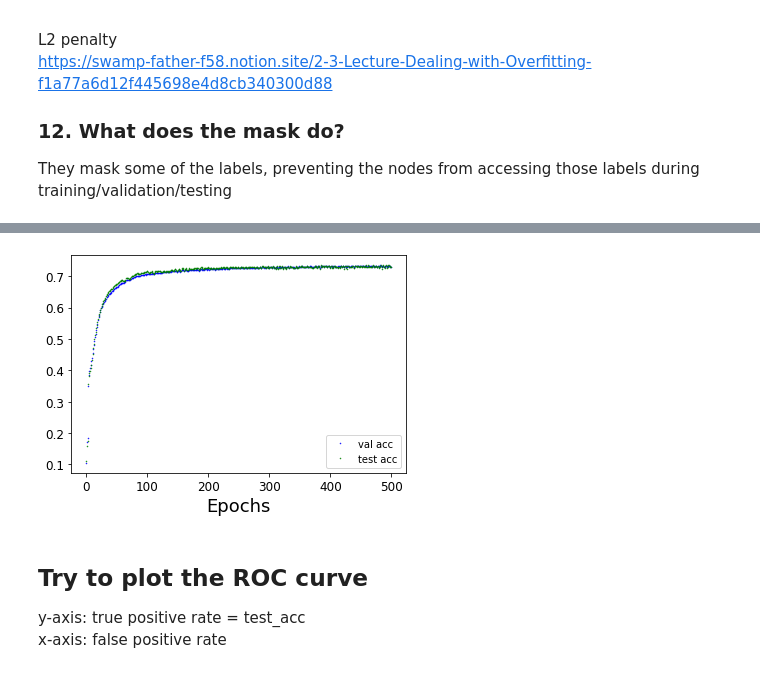
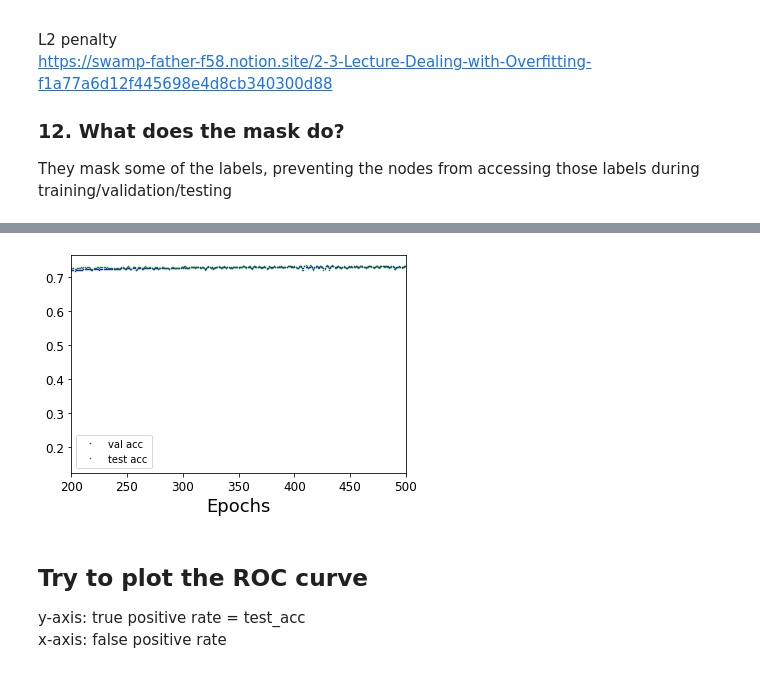
Before and after one commit to JavierZhao/semi-supervised-tests, a Jupyter notebook: Jupyter/unimp_arxiv.ipynb, the cells around one changed output, grey strips where cells are left out. Cells and saved outputs as stored; diff of their text form; code cells hidden in the pictures.

```diff
--- a/Jupyter/unimp_arxiv.ipynb
+++ b/Jupyter/unimp_arxiv.ipynb
@@ -166,5 +240,5 @@ decides which nodes to use for verifying predictions
 # %%
-num_epochs = 500
+num_epochs = 1
 loss_lst, val_acc_lst, test_acc_lst = [], [], []
 
 for epoch in range(1, num_epochs+1):
@@ -214,13 +290,14 @@ plt.show()
 # %%
 marker_size = 1
 plt.plot(val_acc_lst, "b.", markersize=marker_size, label="val acc")
 plt.plot(test_acc_lst, "g.",markersize=marker_size, label="test acc")
 plt.xlabel("Epochs", fontsize=18)
 # plt.ylabel("value of params", rotation=90, fontsize=18)
 plt.legend(loc="best", fontsize=10)
+plt.xlim([200, 500])
 plt.show()
 # %% [output]
-[figure, old version]
+[figure, new version]
 # %% [markdown]
 ## Try to plot the ROC curve
 y-axis: true positive rate = test_acc
```
Also changed, not shown: parts of 11 cells of this notebook, 1 other file.
